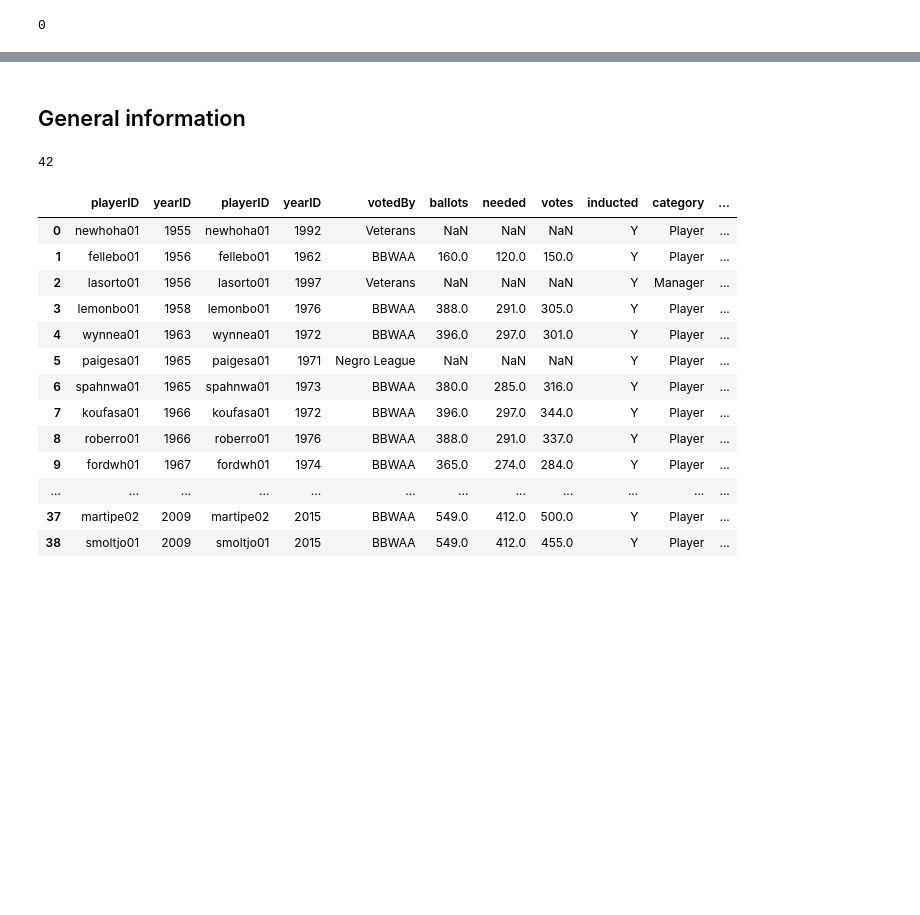
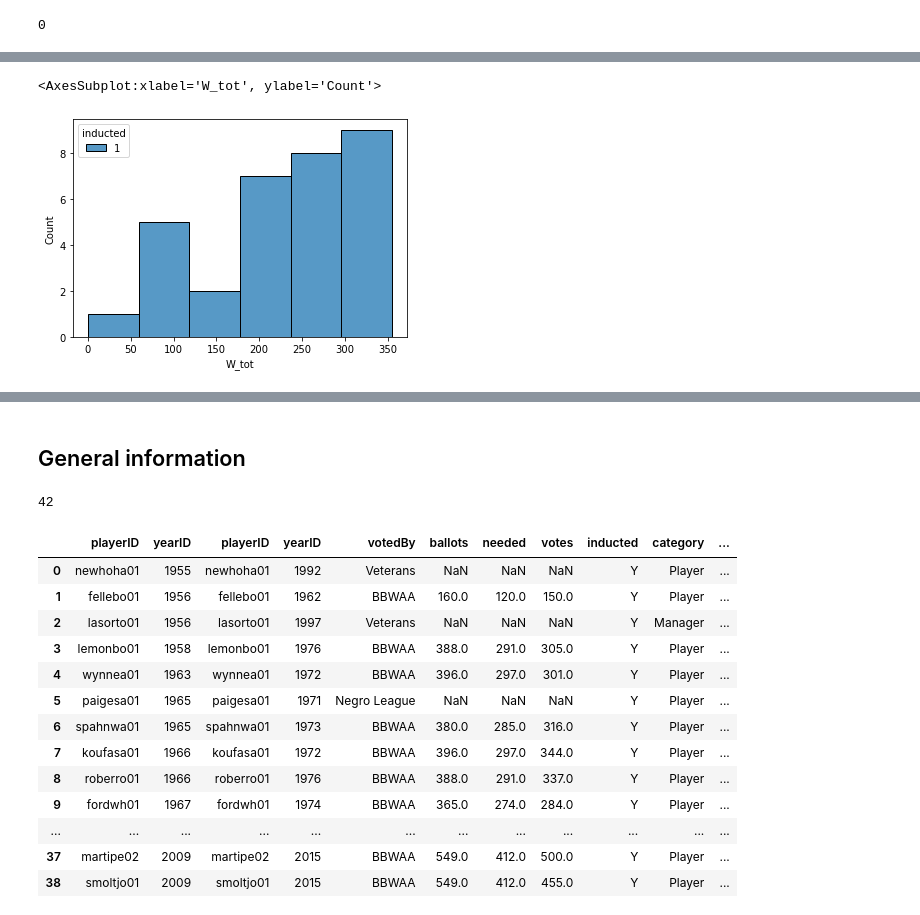
Before and after one commit to an-izq/Pitcher-HOF-Predictor, a Jupyter notebook: Pitcher-HOF-Predictor.ipynb, the cells around one changed output, grey strips where cells are left out. Saved outputs shown, nothing was run; the diff lists cells and outputs as text; code cells hidden in the pictures; blank space fills up the shorter version.

Commit message:
Solved the Wade Boggs Dilema starting EDA
Solved the Wade Boggs Dilema starting EDA. continue doing analysis on both HOF inducted pitchers and non HOF inducted pitchers.

```diff
--- a/Pitcher-HOF-Predictor.ipynb
+++ b/Pitcher-HOF-Predictor.ipynb
@@ -1064,6 +1073,7 @@ memory usage: 2.6+ MB
 # %%
 # filling in HOF NA's with N
 Pitching_Career.inducted.fillna('N', inplace=True)
+Pitching_Career['inducted'] = np.where(Pitching_Career['inducted'] == 'Y', 1, 0)
 print(len(Pitching_Career.loc[Pitching_Career['inducted'].isnull()]))
 
 # filling in Allstar, awards NA's with 0
@@ -1077,0 +1092,5 @@ Pitching_Career.award_count.fillna(0, inplace=True)
+# %%
+# The Wade Boggs Dilema
+print(Pitching_Career.loc[Pitching_Career['playerID'] == 'boggswa01'])
+Pitching_Career.drop(Pitching_Career[Pitching_Career['playerID'] == 'boggswa01'].index, inplace=True)
+Pitching_Career.loc[Pitching_Career['playerID'] == 'boggswa01']
@@ -1097,0 +1168,3 @@ memory usage: 2.6+ MB
+# %%
+Pitching_HOF_Career = Pitching_Career.loc[Pitching_Career['inducted'] == 1]
+Pitching_HOF_Career
@@ -1097,0 +1190,5 @@ memory usage: 2.6+ MB
+# %%
+sns.histplot(data=Pitching_HOF_Career, x="W_tot", hue="inducted", multiple="dodge")
+# %% [output]
+<AxesSubplot:xlabel='W_tot', ylabel='Count'>
+[figure, added]
```
Also changed, not shown: parts of 14 cells of this notebook.
